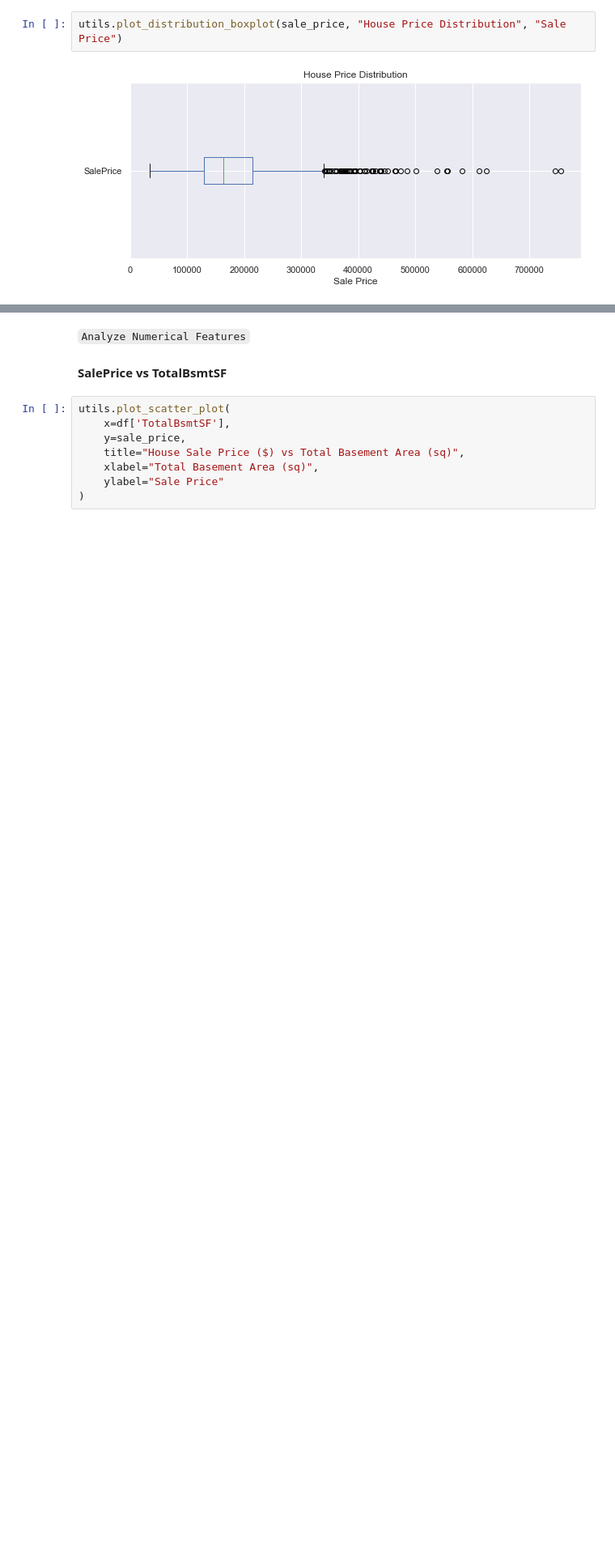
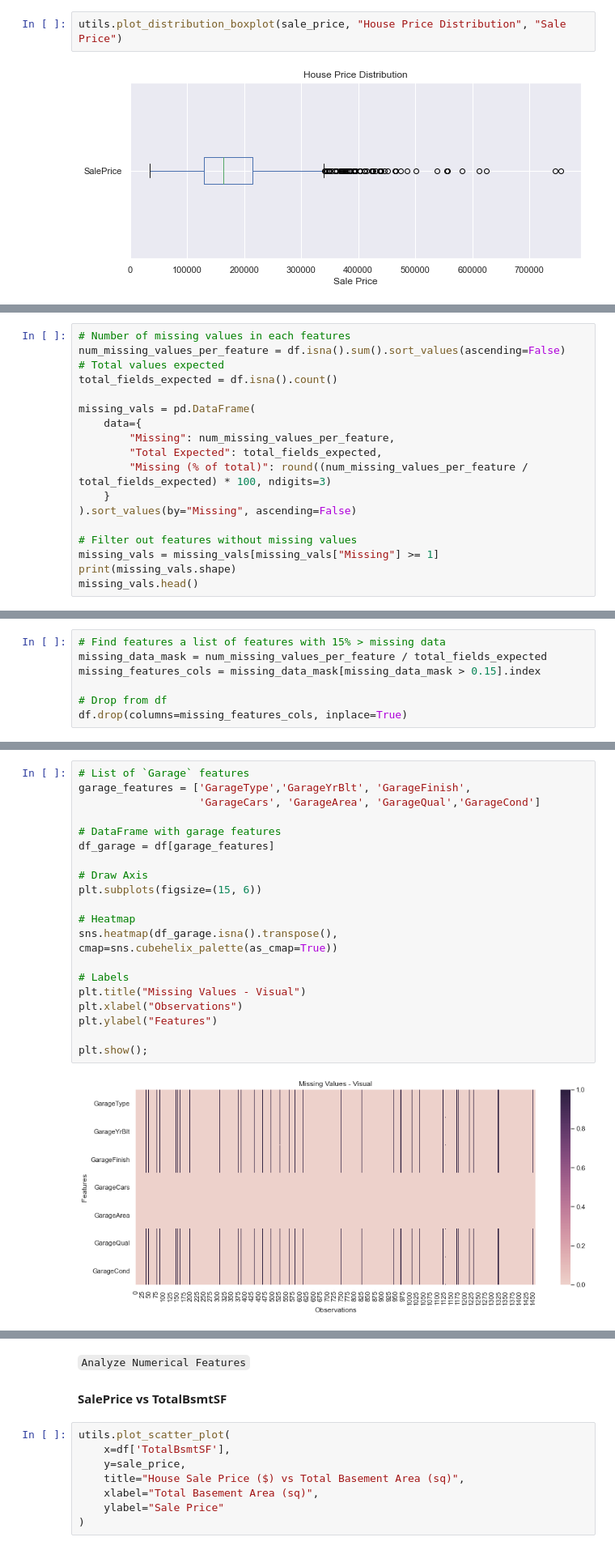
Before and after one commit to Masupa/KaggleLearning, a Jupyter notebook: HousePrices/eda.ipynb, the cells around one changed output, grey strips where cells are left out. Shown at 81% size. Drawn from its saved outputs; the diff is of its cells as text; blank space fills up the shorter version.

Commit message:
Dealt with missing values

```diff
--- a/HousePrices/eda.ipynb
+++ b/HousePrices/eda.ipynb
@@ -260,0 +271,18 @@ Range: $720100
+# %%
+# Number of missing values in each features
+num_missing_values_per_feature = df.isna().sum().sort_values(ascending=False)
+# Total values expected
+total_fields_expected = df.isna().count()
+
+missing_vals = pd.DataFrame(
+    data={
+        "Missing": num_missing_values_per_feature,
+        "Total Expected": total_fields_expected,
+        "Missing (% of total)": round((num_missing_values_per_feature / total_fields_expected) * 100, ndigits=3)
+    }
+).sort_values(by="Missing", ascending=False)
+
+# Filter out features without missing values
+missing_vals = missing_vals[missing_vals["Missing"] >= 1]
+print(missing_vals.shape)
+missing_vals.head()
@@ -260,0 +325,7 @@ Range: $720100
+# %%
+# Find features a list of features with 15% > missing data
+missing_data_mask = num_missing_values_per_feature / total_fields_expected
+missing_features_cols = missing_data_mask[missing_data_mask > 0.15].index
+
+# Drop from df
+df.drop(columns=missing_features_cols, inplace=True)
@@ -260,0 +337,22 @@ Range: $720100
+# %%
+# List of `Garage` features
+garage_features = ['GarageType','GarageYrBlt', 'GarageFinish',
+                   'GarageCars', 'GarageArea', 'GarageQual','GarageCond']
+
+# DataFrame with garage features
+df_garage = df[garage_features]
+
+# Draw Axis
+plt.subplots(figsize=(15, 6))
+
+# Heatmap
+sns.heatmap(df_garage.isna().transpose(), cmap=sns.cubehelix_palette(as_cmap=True))
+
+# Labels
+plt.title("Missing Values - Visual")
+plt.xlabel("Observations")
+plt.ylabel("Features")
+
+plt.show();
+# %% [output]
+[figure, added]
```
Also changed, not shown: parts of 19 cells of this notebook.
